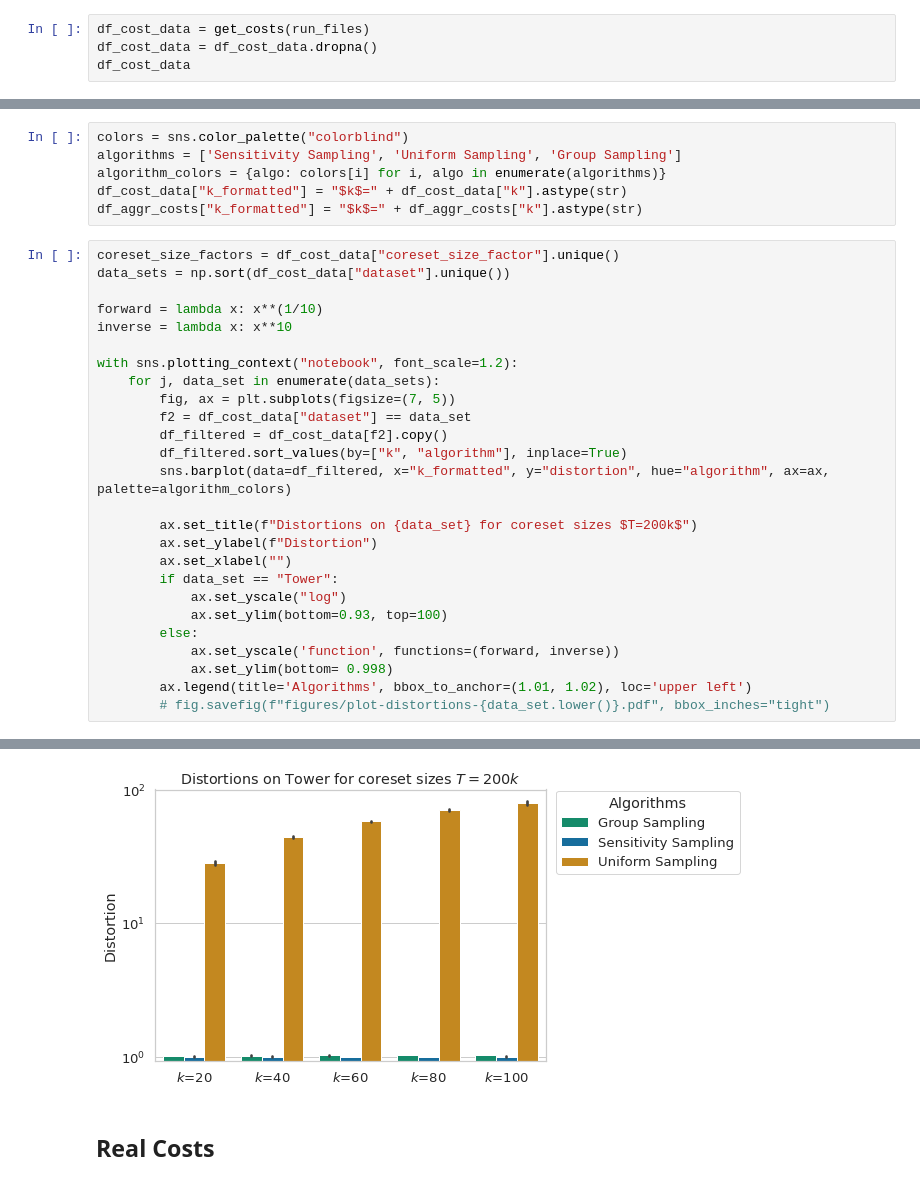
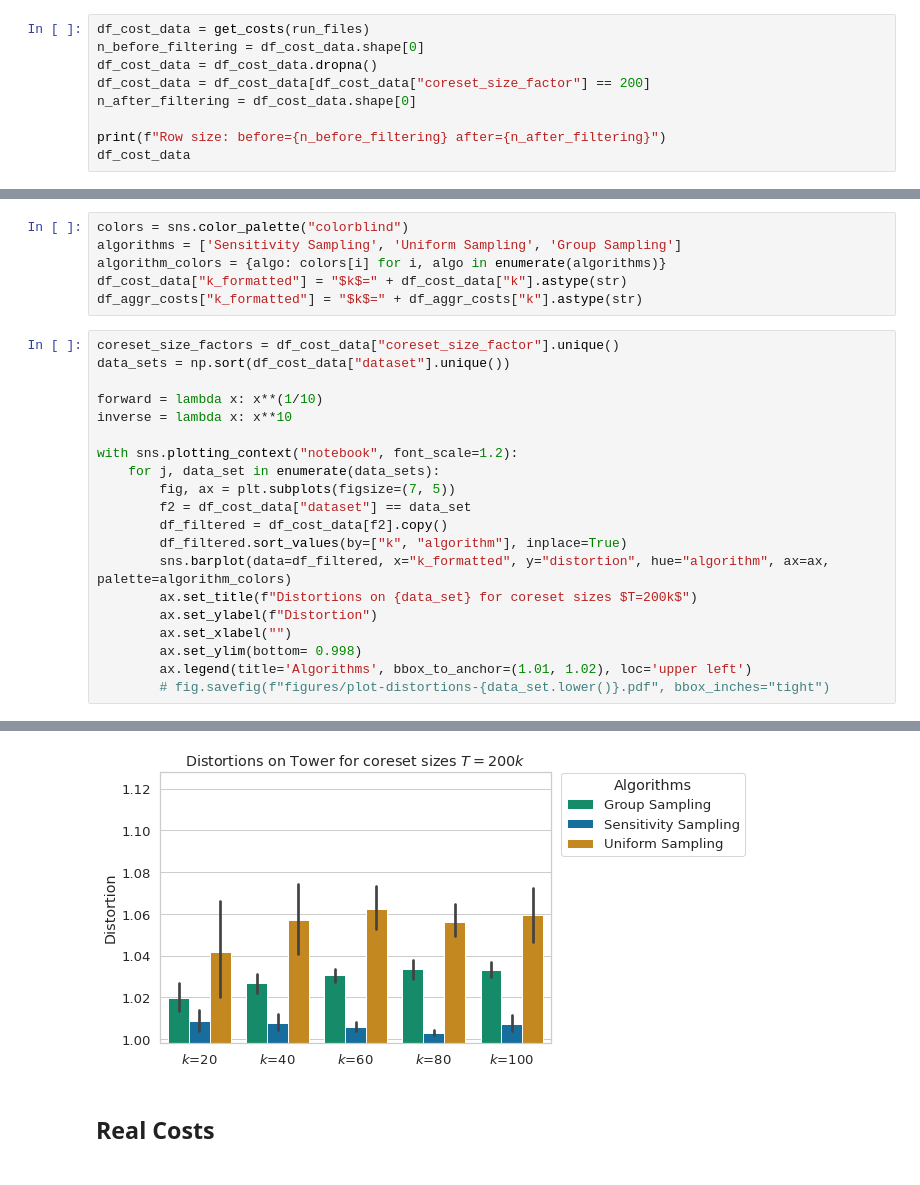
Before and after one commit to sheikhomar/yace-rw, a Jupyter notebook: notebooks/01-results.ipynb, the cells around one changed output, grey strips where cells are left out. Cells and saved outputs as stored; diff of their text form.

```diff
--- a/notebooks/01-results.ipynb
+++ b/notebooks/01-results.ipynb
@@ -107,5 +107,10 @@ Number of jobs: 450
 # %%
 df_cost_data = get_costs(run_files)
+n_before_filtering = df_cost_data.shape[0]
 df_cost_data = df_cost_data.dropna()
+df_cost_data = df_cost_data[df_cost_data["coreset_size_factor"] == 200]
+n_after_filtering = df_cost_data.shape[0]
+
+print(f"Row size: before={n_before_filtering} after={n_after_filtering}")
 df_cost_data
 # %% [output]
@@ -205,16 +211,10 @@ with sns.plotting_context("notebook", font_scale=1.2):
         df_filtered = df_cost_data[f2].copy()
         df_filtered.sort_values(by=["k", "algorithm"], inplace=True)
         sns.barplot(data=df_filtered, x="k_formatted", y="distortion", hue="algorithm", ax=ax, palette=algorithm_colors)
-
         ax.set_title(f"Distortions on {data_set} for coreset sizes $T=200k$")
         ax.set_ylabel(f"Distortion")
         ax.set_xlabel("")
-        if data_set == "Tower":
-            ax.set_yscale("log")
-            ax.set_ylim(bottom=0.93, top=100)
-        else:
-            ax.set_yscale('function', functions=(forward, inverse))
-            ax.set_ylim(bottom= 0.998)
+        ax.set_ylim(bottom= 0.998)
         ax.legend(title='Algorithms', bbox_to_anchor=(1.01, 1.02), loc='upper left')
         # fig.savefig(f"figures/plot-distortions-{data_set.lower()}.pdf", bbox_inches="tight")
 # %% [output]
@@ -223,4 +223,4 @@ with sns.plotting_context("notebook", font_scale=1.2):
-[figure, old version]
+[figure, new version]
 # %% [markdown]
 ## Real Costs
 # %%
```
Also changed, not shown: parts of 9 cells of this notebook.
